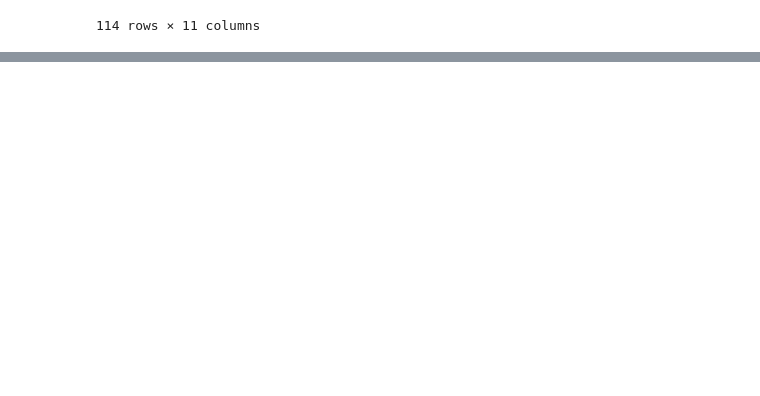
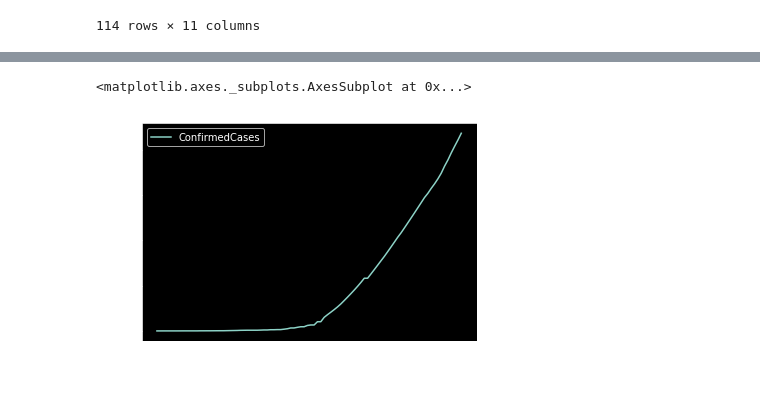
Before and after one commit to thomasundo2/covid-policy-analysis, a Jupyter notebook: nm_analysis/Untitled.ipynb, the cells around one changed output, grey strips where cells are left out. Cells and saved outputs as stored; diff of their text form; code cells hidden in the pictures; blank space fills up the shorter version.

```diff
--- a/nm_analysis/Untitled.ipynb
+++ b/nm_analysis/Untitled.ipynb
@@ -594,0 +634,5 @@ new_df.to_csv('decrease_by_30.csv')
+# %%
+master_df[master_df['CountryCode'] == 'ARE'].plot('Day', 'ConfirmedCases')
+# %% [output]
+<matplotlib.axes._subplots.AxesSubplot at 0x...>
+[figure, added]
```
Also changed, not shown: parts of 2 cells of this notebook, 1 other file.
